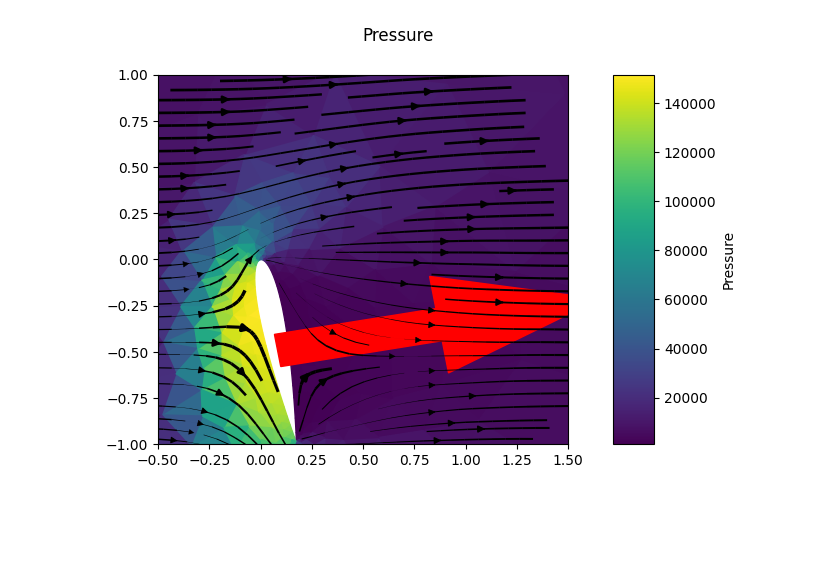
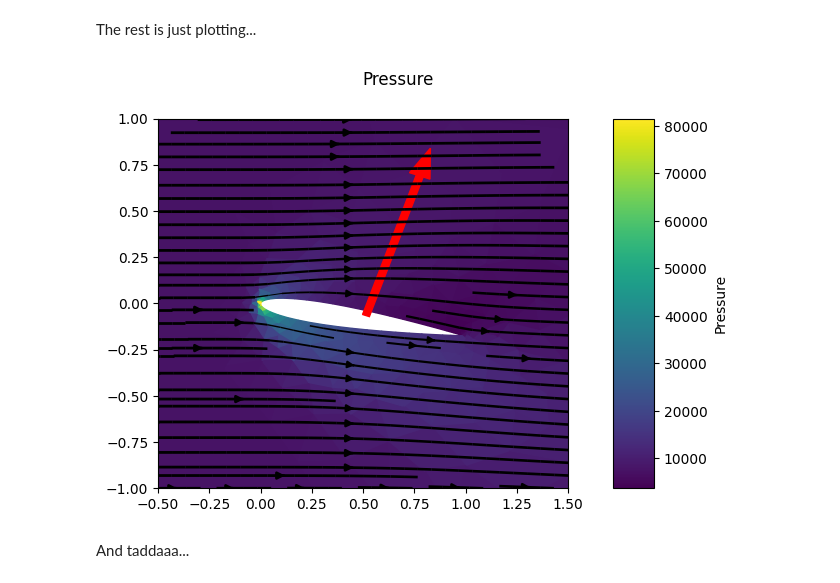
Before and after one commit to JakobBD/innusint, a Jupyter notebook: naca.ipynb, the cells around one changed output. Cells and saved outputs as stored; diff of their text form; code cells hidden in the pictures; blank space fills up the shorter version.

```diff
--- a/naca.ipynb
+++ b/naca.ipynb
@@ -1,3 +7,3 @@
 # %%
-airfoil_angle = 80. # degrees
+airfoil_angle = 10. # degrees
 airspeed = 450. # m/s
@@ -121,9 +162,12 @@ u_right[bc_outr,:] = freeflow
 # %%
 
 
-# rotate
+# rotation directions:
+FWD = 1
+BWD = -1
 def rotate(a, dir=FWD):
     a[:,MOMX], a[:,MOMY] = a[:,MOMX]*normal[:,0] + dir*a[:,MOMY]*normal[:,1], a[:,MOMY]*normal[:,0] - dir*a[:,MOMX]*normal[:,1]
+
 
 def fill_sides():
     # fill sides
@@ -172,17 +216,14 @@ def lmbda(up):
 def timestep(up, dx):
     return 0.99*dx/np.max(lmbda(up))
 
-i=0
 def change_of_state(f):
 
     # rotate back
     rotate(f, dir=BWD)
-    # print(f[:,MOMY])
 
     up = constoprim(u)
-    if np.min(up[:,DENS])<0. or np.min(up[:,PRES])<0.:
-        # plot_all()
-        raise Exception(f"Negative pressure or density encountered; timestep = {i}")
+    if np.min(up[:,DENS]) < 0. or np.min(up[:,PRES]) < 0.:
+        raise Exception(f"Negative pressure or density encountered!")
     time_step = timestep(up, 0.001)
 
     # add flux to cells
@@ -193,7 +234,7 @@ def change_of_state(f):
     return time_step * f_cell
 # %%
 
-for i in range(3000):
+for i_timestep in range(3000):
     u_left, u_right = fill_sides()
     f = calc_flux()
     u = u + change_of_state(f)
@@ -200,21 +248,21 @@ for i in range(3000):
 # %%
-
 forces = (primtocons(u[side2cell[bc_wall,0],:])[:,PRES] - freeflow_prim[:,PRES]) * length[bc_wall]
 forces = forces[...,np.newaxis] * normal[bc_wall,:]
 fsum = np.sum(forces, axis=0)
 fsum_abs = np.linalg.norm(fsum)
-fbary = np.sum(x_side[bc_wall,:]*forces[:,::-1], axis=0)/fsum[::-1]
+x_force = np.sum(x_side[bc_wall,:]*forces[:,::-1], axis=0)/fsum[::-1]
+# %% [markdown]
+The rest is just plotting...
 # %%
-from matplotlib import colormaps, colors, colorbar, path
-from scipy.interpolate import griddata
-
 def plot(u_all, index, title):
 
     up = constoprim(u_all)
     u = up[:,index]
 
     xmin, xmax, ymin, ymax = -0.5, 1.5, -1., 1.
+    fig, ax = plt.subplots(1,2,gridspec_kw={'width_ratios': [10, 1]})
 
+    # PRESSURE FIELD
     # colors
     umin, umax = np.min(u), np.max(u)
     umid = (umin+umax)/2.
@@ -222,45 +270,46 @@ def plot(u_all, index, title):
     umax = np.maximum(umax, umid+0.01)
     cnorm = colors.Normalize(umin, umax)
     cmap = colormaps.get_cmap('viridis')
-    fig, ax = plt.subplots(1,2,gridspec_kw={'width_ratios': [10, 1]})
+    # actual plot
     for icell in range(n_cells):
         ax[0].fill(nodes[cells[icell,:],0], nodes[cells[icell,:],1], color = cmap(cnorm(u[icell])))
 
-    # STREAMPLOT
+    # STREAMLINE PLOT
     # interpolate to Cartesian grid
     ncart = 100
     xcart, ycart = np.meshgrid(np.linspace(xmin,xmax,ncart), np.linspace(ymin,ymax,ncart))
-    index_use = np.maximum(np.abs(barys[:,0] - (xmax+xmin)/2.)/(xmax-xmin), np.abs(barys[:,1] - (ymax+ymin)/2.)/(ymax-ymin)) < 0.6
-    vx_cart = griddata(barys[index_use,:], up[index_use,VELX], (xcart, ycart))
-    vy_cart = griddata(barys[index_use,:], up[index_use,VELY], (xcart, ycart))
-
+    index_use = np.maximum(np.abs(x_cell[:,0] - (xmax+xmin)/2.)/(xmax-xmin), np.abs(x_cell[:,1] - (ymax+ymin)/2.)/(ymax-ymin)) < 0.6
+    vx_cart = griddata(x_cell[index_use,:], up[index_use,VELX], (xcart, ycart))
+    vy_cart = griddata(x_cell[index_use,:], up[index_use,VELY], (xcart, ycart))
     # create airfoil masking
     rnaca = naca.copy()
     rnaca[:,0], rnaca[:,1] = rnaca[:,0]*np.cos(alpha) + rnaca[:,1]*np.sin(alpha), rnaca[:,1]*np.cos(alpha) - rnaca[:,0]*np.sin(alpha)
     npath = path.Path(rnaca)
     mask = npath.contains_points(np.transpose(np.vstack([xcart.ravel(), ycart.ravel()]))).reshape((ncart,ncart))
     vx_masked = np.ma.array(vx_cart, mask=mask)
     vy_masked = np.ma.array(vy_cart, mask=mask)
-
-    # linewidth by velocity
+    # calculate linewidth from velocity
     v_masked = np.ma.sqrt(vx_masked**2+vy_masked**2)
     v_ff = np.linalg.norm(freeflow[0,MOMX:MOMY+1])/freeflow[0,DENS]
     lw = 2. + 5.*(v_masked-v_ff)/v_ff
-
+    # show streamplot
     ax[0].streamplot(xcart, ycart, vx_masked, vy_masked, color='black', linewidth = lw)
 
-    ax[0].arrow(fbary[0], fbary[1], 0.8*fsum[0]/fsum_abs, 0.8*fsum[1]/fsum_abs, color='r', width = 5.e-7*fsum_abs)
+    # FORCE ARROW
+    ax[0].arrow(x_force[0], x_force[1], 0.8*fsum[0]/fsum_abs, 0.8*fsum[1]/fsum_abs, color='r', width = 5.e-7*fsum_abs)
+    # set region to show
     _ = ax[0].axis([xmin, xmax, ymin, ymax])
 
+    # add color legend on the right
     cb1 = colorbar.ColorbarBase(ax[1],
                                 cmap=cmap,
                                 norm=cnorm,
                                 orientation='vertical')
     cb1.set_label(title)
+
     fig.suptitle(title)
     fig.show()
-
-
-plot(u, PRES, 'Pressure')
 # %% [output]
-[figure, old version]
+[figure, new version]
+# %% [markdown]
+And taddaaa...
```
Also changed, not shown: parts of 17 cells of this notebook.
